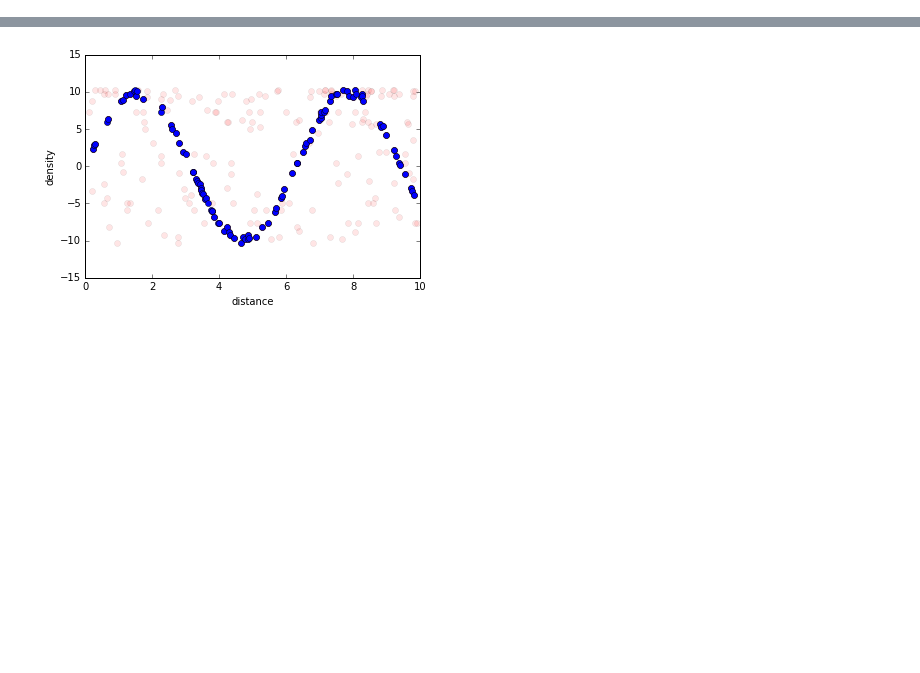
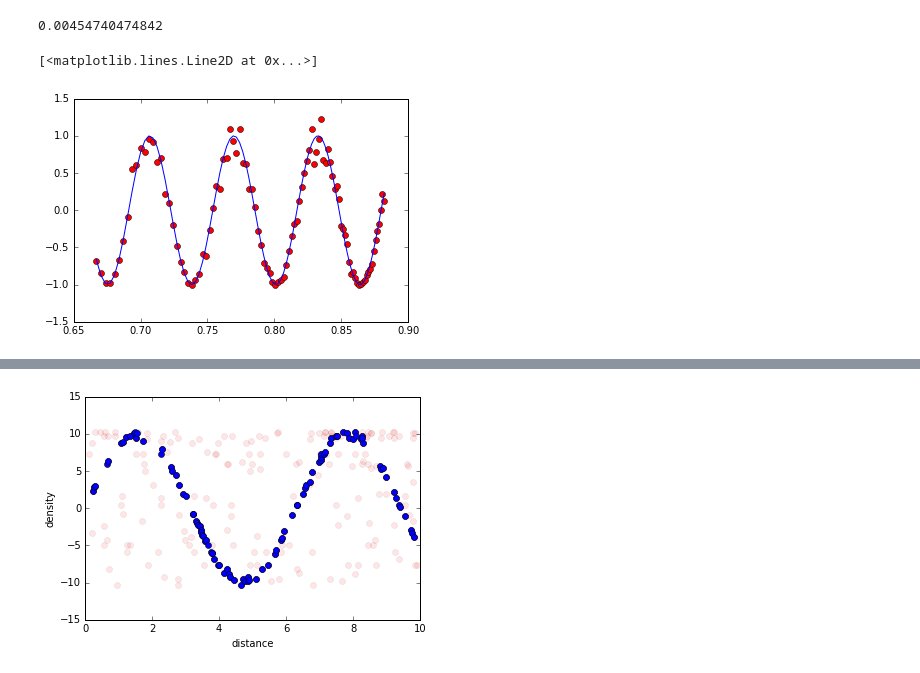
Before and after one commit to aimalz/densityfield, a Jupyter notebook: GenCat.ipynb, the cells around one changed output, grey strips where cells are left out. Saved outputs shown, nothing was run; the diff lists cells and outputs as text; code cells hidden in the pictures; blank space fills up the shorter version.

```diff
--- a/GenCat.ipynb
+++ b/GenCat.ipynb
@@ -17,3 +18,35 @@ import matplotlib.pyplot as plt
 ##generate instantiations of observed density field based on those probabilities
 ##fit gaussian process to density field for each instantiation
 ##combine gaussian process samples to get estimator
+# %%
+lya = 1215.67
+minlambda = 3650
+logminlambda = np.log10(minlambda)
+maxlambda = 10400
+logmaxlambda = np.log10(maxlambda)
+res = (logmaxlambda-logminlambda)/1.e2
+loglambdas = np.arange(logminlambda,logmaxlambda,res)
+lambdas = 10**(loglambdas)
+def zsolve(l):
+    z = (l-lya)/l
+    return z
+zs = np.array([zsolve(l) for l in lambdas])
+minz = min(zs)
+maxz = max(zs)
+zrange = maxz-minz
+print(res)
+# %% [output]
+0.00454740474842
+# %%
+deltath = np.sin(zs*100)
+deltathmin = min(deltath)
+deltaerr = 0.1*np.sqrt(deltath-deltathmin)
+#this is a totally stupid density model, permitting negative densities
+#try different functions here, something realistic for density field
+#the right thing would be the truth as a sample from the real 2PCF
+delta = deltath + deltaerr * np.random.randn(len(zs))
+plt.plot(zs,delta,'ro')
+plt.plot(zs,deltath)
+# %% [output]
+[<matplotlib.lines.Line2D at 0x...>]
+[figure, added]
```
Also changed, not shown: parts of 12 cells of this notebook.
